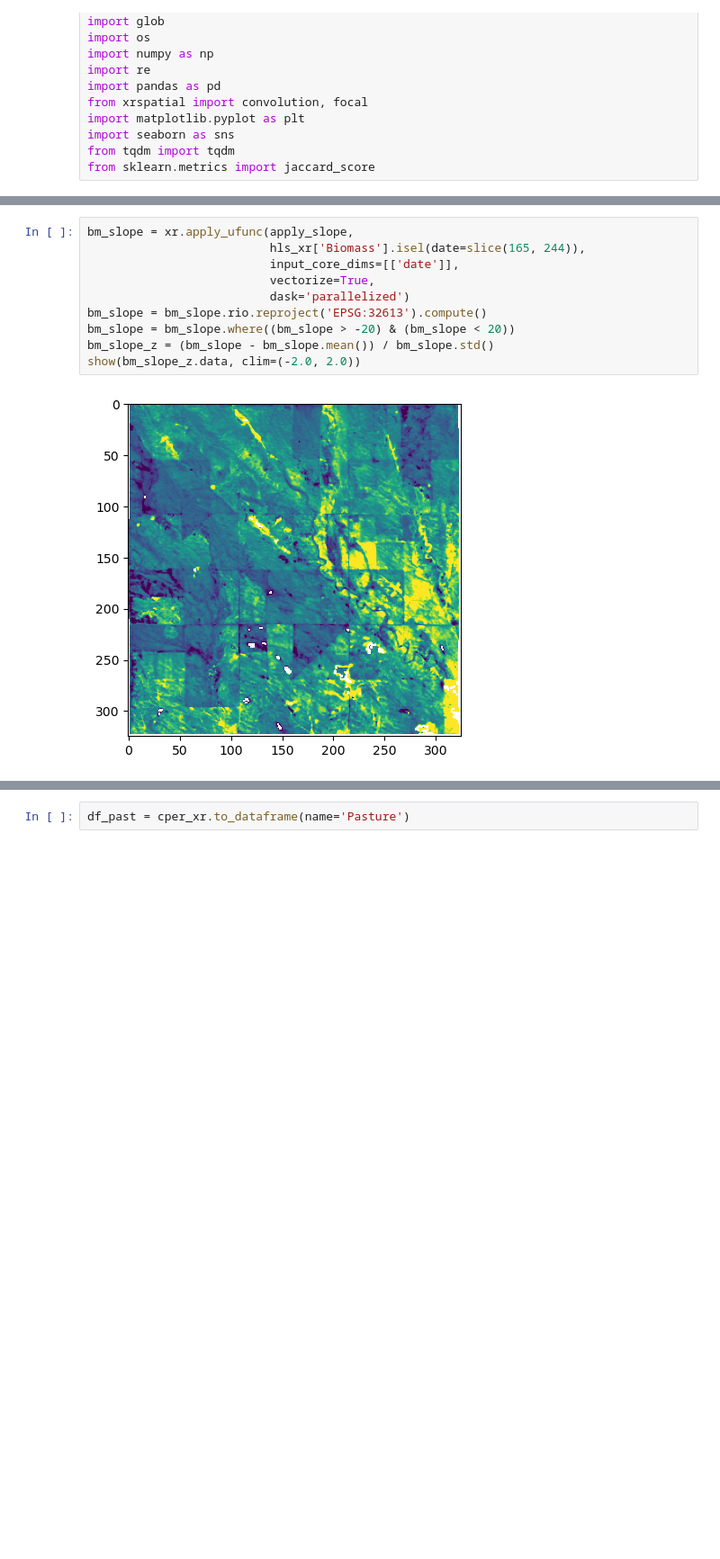
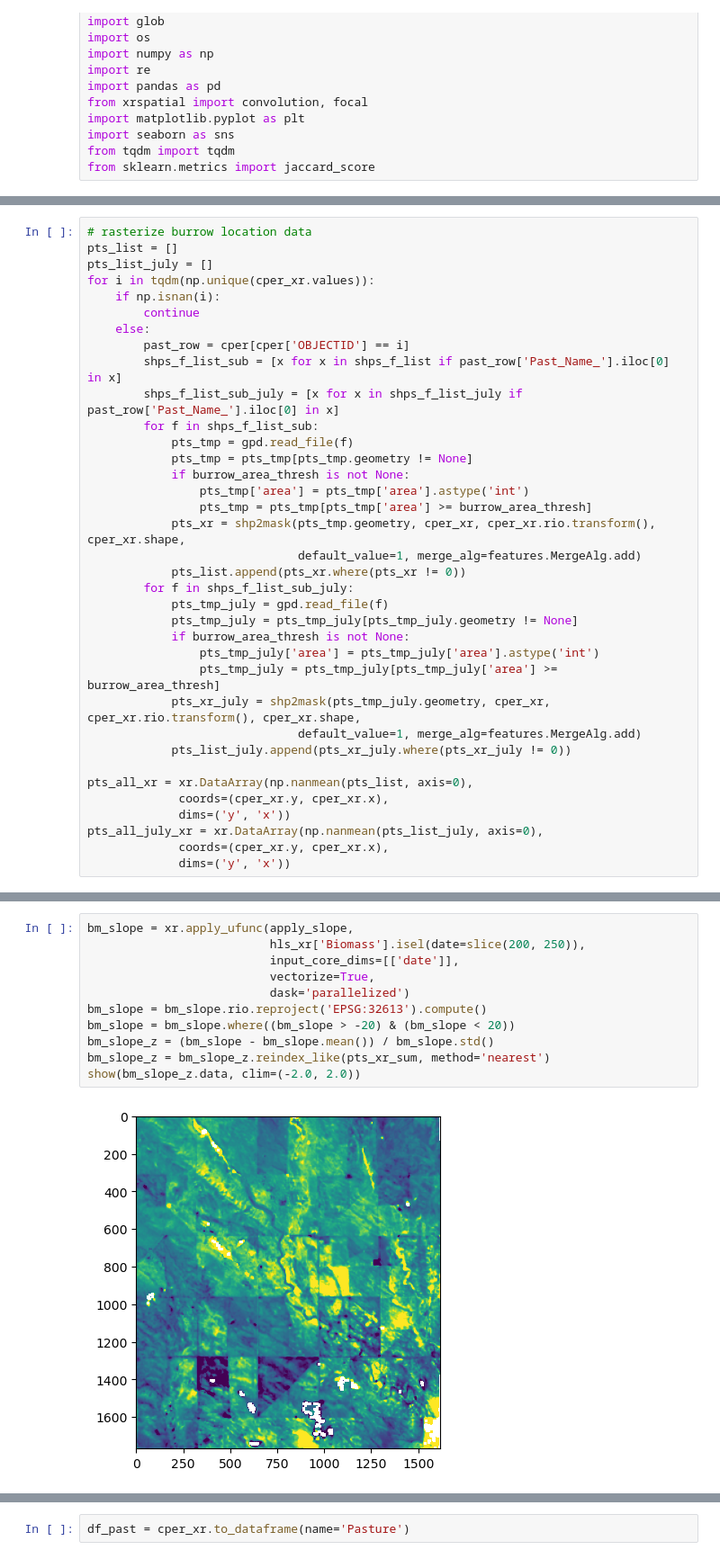
Before and after one commit to kearney-sp/cper_pdog, a Jupyter notebook: cnn_pred_colony.ipynb, the cells around one changed output, grey strips where cells are left out. Shown at 90% size. Saved outputs shown, nothing was run; the diff lists cells and outputs as text; blank space fills up the shorter version.

```diff
--- a/cnn_pred_colony.ipynb
+++ b/cnn_pred_colony.ipynb
@@ -69,3 +191,39 @@ cper_xr = xr.DataArray(cper_ras,
                     np.arange(cper.total_bounds[0], cper.total_bounds[2], cell_size)),
              dims=('y', 'x'))
 cper_xr = cper_xr.where(cper_xr != 0)
+# %%
+# rasterize burrow location data
+pts_list = []
+pts_list_july = []
+for i in tqdm(np.unique(cper_xr.values)):
+    if np.isnan(i):
+        continue
+    else:
+        past_row = cper[cper['OBJECTID'] == i]
+        shps_f_list_sub = [x for x in shps_f_list if past_row['Past_Name_'].iloc[0] in x]
+        shps_f_list_sub_july = [x for x in shps_f_list_july if past_row['Past_Name_'].iloc[0] in x]
+        for f in shps_f_list_sub:
+            pts_tmp = gpd.read_file(f)
+            pts_tmp = pts_tmp[pts_tmp.geometry != None]
+            if burrow_area_thresh is not None:
+                pts_tmp['area'] = pts_tmp['area'].astype('int')
+                pts_tmp = pts_tmp[pts_tmp['area'] >= burrow_area_thresh]
+            pts_xr = shp2mask(pts_tmp.geometry, cper_xr, cper_xr.rio.transform(), cper_xr.shape,
+                              default_value=1, merge_alg=features.MergeAlg.add)
+            pts_list.append(pts_xr.where(pts_xr != 0))
+        for f in shps_f_list_sub_july:
+            pts_tmp_july = gpd.read_file(f)
+            pts_tmp_july = pts_tmp_july[pts_tmp_july.geometry != None]
+            if burrow_area_thresh is not None:
+                pts_tmp_july['area'] = pts_tmp_july['area'].astype('int')
+                pts_tmp_july = pts_tmp_july[pts_tmp_july['area'] >= burrow_area_thresh]
+            pts_xr_july = shp2mask(pts_tmp_july.geometry, cper_xr, cper_xr.rio.transform(), cper_xr.shape,
+                              default_value=1, merge_alg=features.MergeAlg.add)
+            pts_list_july.append(pts_xr_july.where(pts_xr_july != 0))
+
+pts_all_xr = xr.DataArray(np.nanmean(pts_list, axis=0),
+             coords=(cper_xr.y, cper_xr.x),
+             dims=('y', 'x'))
+pts_all_july_xr = xr.DataArray(np.nanmean(pts_list_july, axis=0),
+             coords=(cper_xr.y, cper_xr.x),
+             dims=('y', 'x'))
@@ -95,14 +370,15 @@ Attributes:
     _FillValue:    3.402823466385289e+38
 # %%
 bm_slope = xr.apply_ufunc(apply_slope,
-                          hls_xr['Biomass'].isel(date=slice(165, 244)),
+                          hls_xr['Biomass'].isel(date=slice(200, 250)),
                           input_core_dims=[['date']],
                           vectorize=True,
                           dask='parallelized')
 bm_slope = bm_slope.rio.reproject('EPSG:32613').compute()
 bm_slope = bm_slope.where((bm_slope > -20) & (bm_slope < 20))
 bm_slope_z = (bm_slope - bm_slope.mean()) / bm_slope.std()
+bm_slope_z = bm_slope_z.reindex_like(pts_xr_sum, method='nearest')
 show(bm_slope_z.data, clim=(-2.0, 2.0))
 # %% [output]
-[figure, old version]
+[figure, new version]
 <AxesSubplot:>
```
Also changed, not shown: parts of 69 cells of this notebook, 4 other files.
